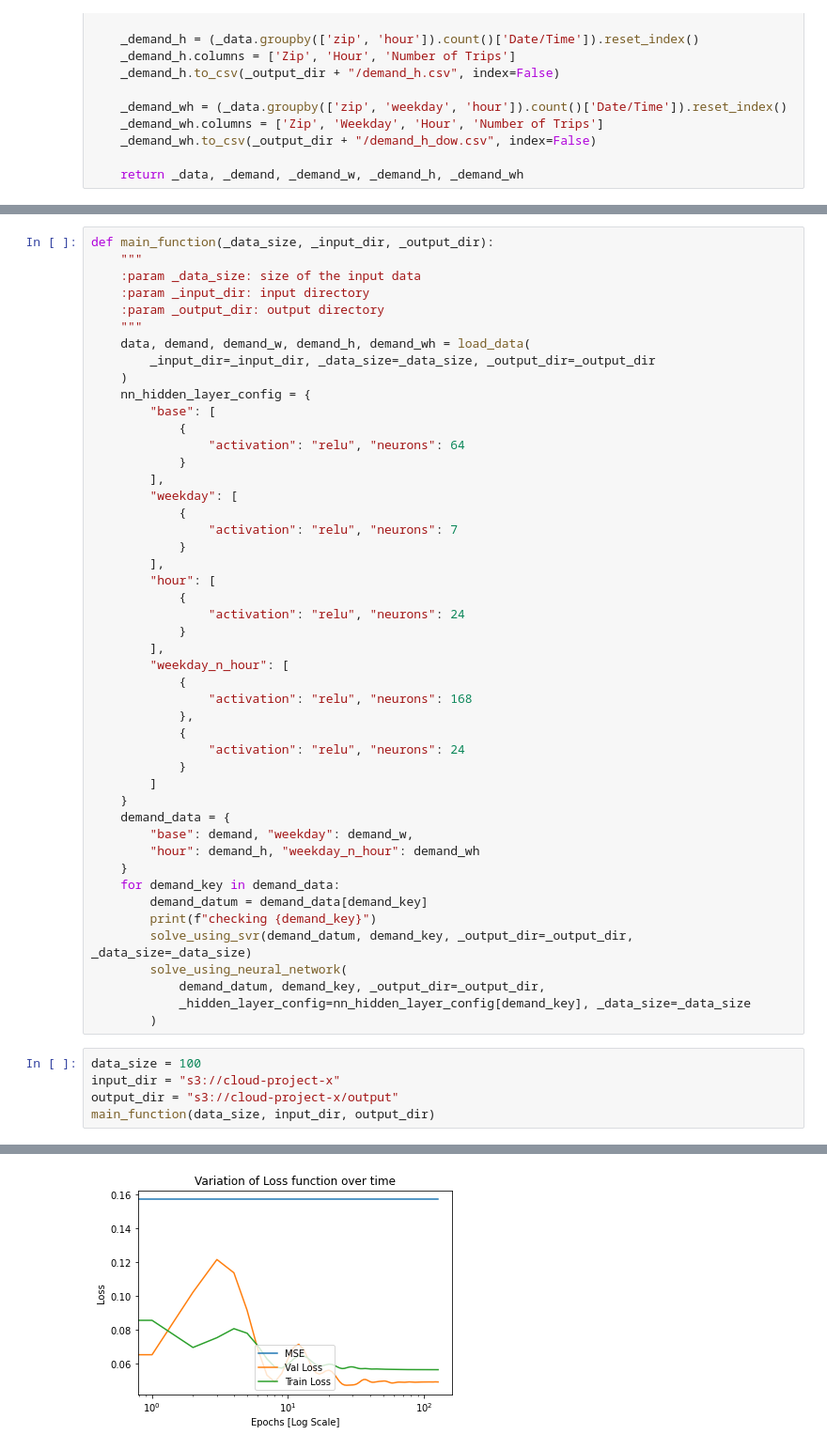
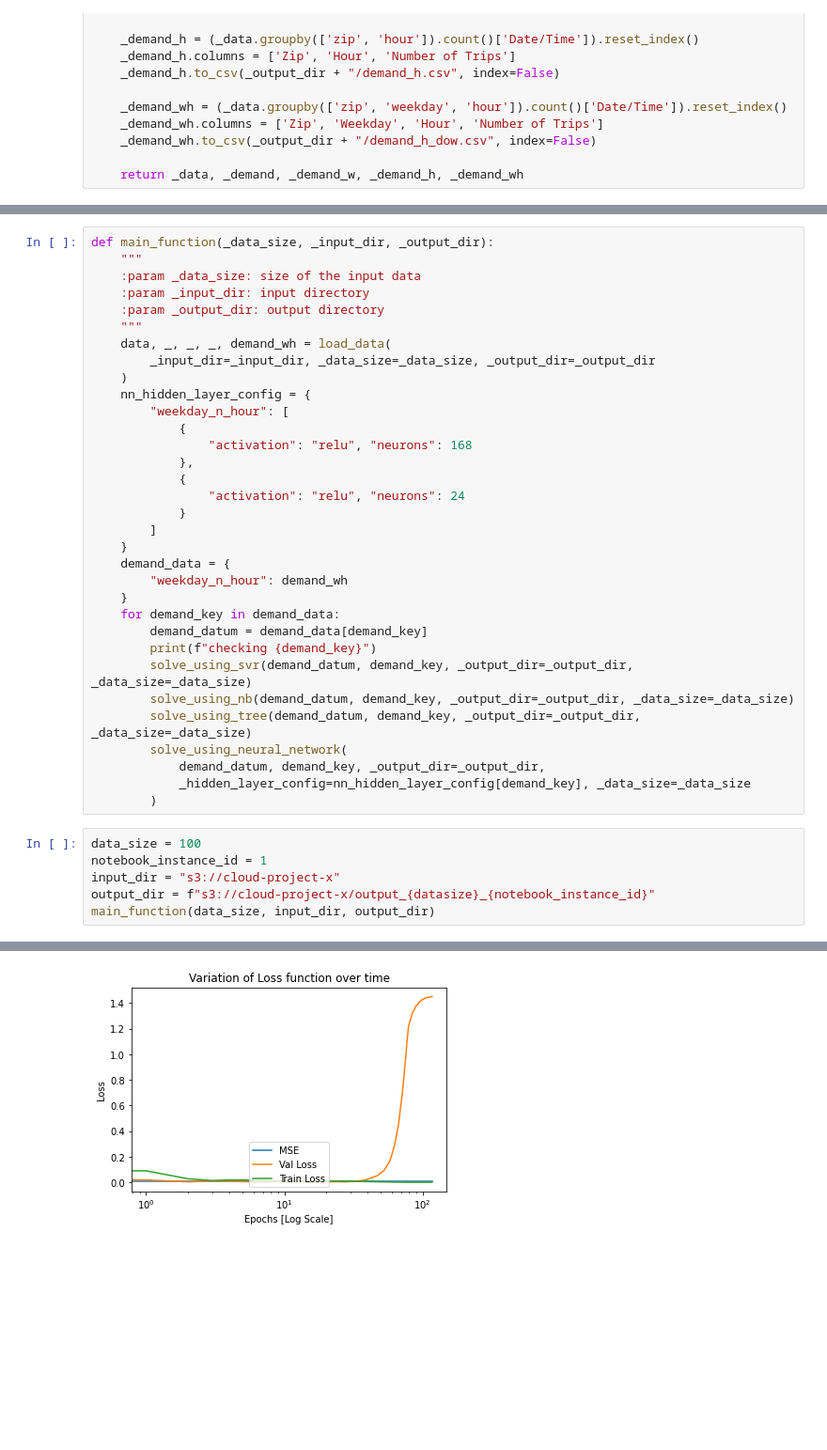
Before and after one commit to GladeKeeper/CC_Project, a Jupyter notebook: main-aws-sagemaker.ipynb, the cells around one changed output, grey strips where cells are left out. Shown: that part at 94% size. Saved outputs shown, nothing was run; the diff lists cells and outputs as text; blank space fills up the shorter version.

```diff
--- a/main-aws-sagemaker.ipynb
+++ b/main-aws-sagemaker.ipynb
@@ -364,25 +425,10 @@ def main_function(_data_size, _input_dir, _output_dir):
     :param _input_dir: input directory
     :param _output_dir: output directory
     """
-    data, demand, demand_w, demand_h, demand_wh = load_data(
+    data, _, _, _, demand_wh = load_data(
         _input_dir=_input_dir, _data_size=_data_size, _output_dir=_output_dir
     )
     nn_hidden_layer_config = {
-        "base": [
-            {
-                "activation": "relu", "neurons": 64
-            }
-        ],
-        "weekday": [
-            {
-                "activation": "relu", "neurons": 7
-            }
-        ],
-        "hour": [
-            {
-                "activation": "relu", "neurons": 24
-            }
-        ],
         "weekday_n_hour": [
             {
                 "activation": "relu", "neurons": 168
@@ -393,20 +439,22 @@ def main_function(_data_size, _input_dir, _output_dir):
         ]
     }
     demand_data = {
-        "base": demand, "weekday": demand_w,
-        "hour": demand_h, "weekday_n_hour": demand_wh
+        "weekday_n_hour": demand_wh
     }
     for demand_key in demand_data:
         demand_datum = demand_data[demand_key]
         print(f"checking {demand_key}")
         solve_using_svr(demand_datum, demand_key, _output_dir=_output_dir, _data_size=_data_size)
+        solve_using_nb(demand_datum, demand_key, _output_dir=_output_dir, _data_size=_data_size)
+        solve_using_tree(demand_datum, demand_key, _output_dir=_output_dir, _data_size=_data_size)
         solve_using_neural_network(
             demand_datum, demand_key, _output_dir=_output_dir,
             _hidden_layer_config=nn_hidden_layer_config[demand_key], _data_size=_data_size
         )
 # %%
 data_size = 100
+notebook_instance_id = 1
 input_dir = "s3://cloud-project-x"
-output_dir = "s3://cloud-project-x/output"
+output_dir = f"s3://cloud-project-x/output_{datasize}_{notebook_instance_id}"
 main_function(data_size, input_dir, output_dir)
 # %% [output]
@@ -422 +476 @@ WARNING:tensorflow:6 out of the last 6 calls to <function Model.make_predict_fun
-[figure, old version]
+[figure, new version]
```
Also changed, not shown: parts of 4 cells of this notebook, 45 other files.
